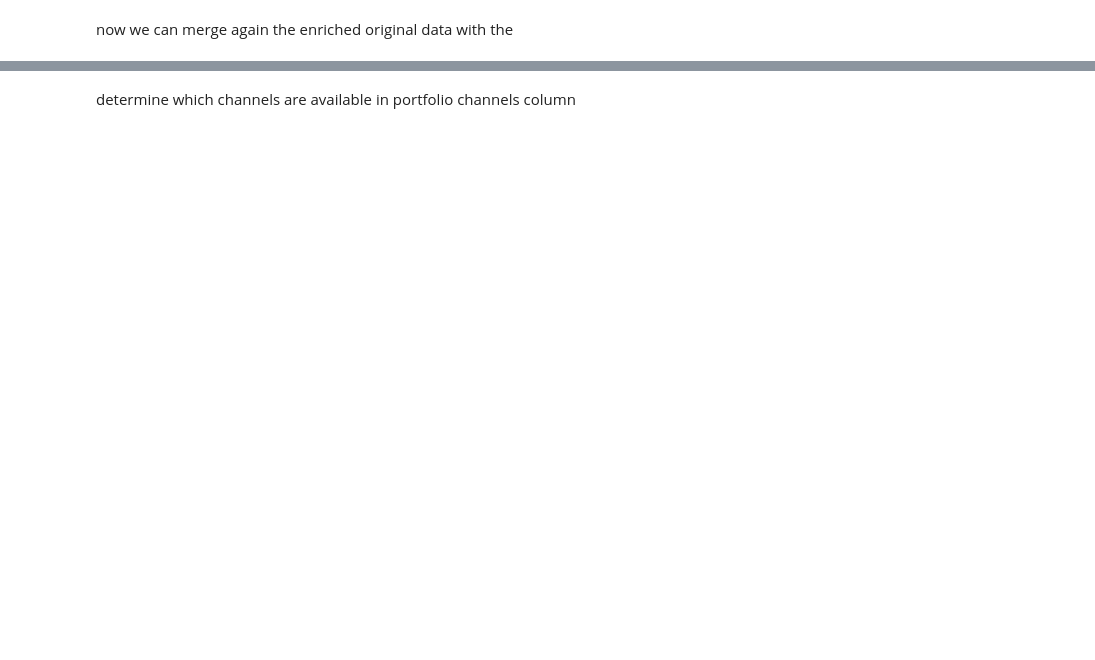
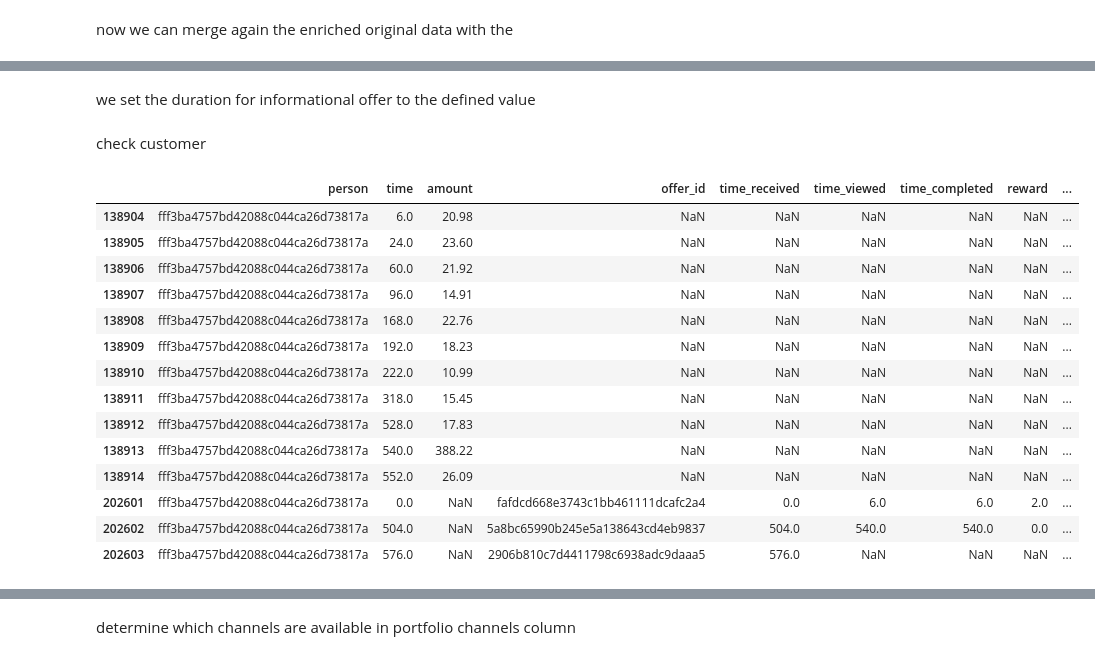
Before and after one commit to udacityML/capstone_starbucks, a Jupyter notebook: Starbucks_Capstone_preprocessing.ipynb, the cells around one changed output, grey strips where cells are left out. Drawn from its saved outputs; the diff is of its cells as text; code cells hidden in the pictures; blank space fills up the shorter version.

```diff
--- a/Starbucks_Capstone_preprocessing.ipynb
+++ b/Starbucks_Capstone_preprocessing.ipynb
@@ -571,11 +572,0 @@ due to mergin we created multiple rows that do not represent physically possible
-# %%
-merge_orig_view_1 = merge_orig_view_1[~((merge_orig_view_1.event == 'offer received')&(merge_orig_view_1.time != merge_orig_view_1.time_received))]
-merge_orig_view_1 = merge_orig_view_1[~((merge_orig_view_1.event == 'offer viewed')&(merge_orig_view_1.time != merge_orig_view_1.time_viewed))]
-merge_orig_view_1 = merge_orig_view_1[~((merge_orig_view_1.event == 'offer completed')&(merge_orig_view_1.time != merge_orig_view_1.time_completed))]
-merge_orig_view_1 = merge_orig_view_1[~((merge_orig_view_1.event == 'offer completed sim')&(merge_orig_view_1.time != merge_orig_view_1.time_completed))]
-
-# valid_by_duration column indicates whether a completion of an offer is within the allowed duration after receiving one. at this step of preparation it only affects
-# the simulated offer comleted rows
-merge_orig_view_1['valid_by_duration'] = merge_orig_view_1.time_received + merge_orig_view_1.duration >= merge_orig_view_1.time_completed
-
-merge_orig_view_1 = merge_orig_view_1[~((merge_orig_view_1.event == 'offer completed sim')&(merge_orig_view_1.valid_by_duration==False))]
@@ -597,0 +586,2 @@ merge_orig_view_1
+# %%
+merge_orig_view_1.loc[merge_orig_view_1['time'].isnull()==True,'time'] = merge_orig_view_1['time_received']
@@ -597,0 +597,31 @@ merge_orig_view_1
+# %%
+merge_orig_view_1 = pd.merge(merge_orig_view_1,
+        portfolio[['id','reward','duration','offer_type']].rename(columns={'reward':'potential_reward'}),
+        left_on='offer_id',
+        right_on='id',
+        how='left')
+merge_orig_view_1.drop('id',axis=1,inplace=True)
+# %% [markdown]
+we set the duration for informational offer to the defined value
+# %%
+merge_orig_view_1.loc[merge_orig_view_1['offer_type'] == 'informational','info_valid_after_view'] = duration
+# %% [markdown]
+check customer
+# %%
+merge_orig_view_1[merge_orig_view_1['person']=='fff3ba4757bd42088c044ca26d73817a']
+# %% [output]
+|  | person | time | amount | offer_id | time_received | time_viewed | time_completed | reward | ... |
+| 138904 | fff3ba4757bd42088c044ca26d73817a | 6.0 | 20.98 | NaN | NaN | NaN | NaN | NaN | ... |
+| 138905 | fff3ba4757bd42088c044ca26d73817a | 24.0 | 23.60 | NaN | NaN | NaN | NaN | NaN | ... |
+| 138906 | fff3ba4757bd42088c044ca26d73817a | 60.0 | 21.92 | NaN | NaN | NaN | NaN | NaN | ... |
+| 138907 | fff3ba4757bd42088c044ca26d73817a | 96.0 | 14.91 | NaN | NaN | NaN | NaN | NaN | ... |
+| 138908 | fff3ba4757bd42088c044ca26d73817a | 168.0 | 22.76 | NaN | NaN | NaN | NaN | NaN | ... |
+| 138909 | fff3ba4757bd42088c044ca26d73817a | 192.0 | 18.23 | NaN | NaN | NaN | NaN | NaN | ... |
+| 138910 | fff3ba4757bd42088c044ca26d73817a | 222.0 | 10.99 | NaN | NaN | NaN | NaN | NaN | ... |
+| 138911 | fff3ba4757bd42088c044ca26d73817a | 318.0 | 15.45 | NaN | NaN | NaN | NaN | NaN | ... |
+| 138912 | fff3ba4757bd42088c044ca26d73817a | 528.0 | 17.83 | NaN | NaN | NaN | NaN | NaN | ... |
+| 138913 | fff3ba4757bd42088c044ca26d73817a | 540.0 | 388.22 | NaN | NaN | NaN | NaN | NaN | ... |
+| 138914 | fff3ba4757bd42088c044ca26d73817a | 552.0 | 26.09 | NaN | NaN | NaN | NaN | NaN | ... |
+| 202601 | fff3ba4757bd42088c044ca26d73817a | 0.0 | NaN | fafdcd668e3743c1bb461111dcafc2a4 | 0.0 | 6.0 | 6.0 | 2.0 | ... |
+| 202602 | fff3ba4757bd42088c044ca26d73817a | 504.0 | NaN | 5a8bc65990b245e5a138643cd4eb9837 | 504.0 | 540.0 | 540.0 | 0.0 | ... |
+| 202603 | fff3ba4757bd42088c044ca26d73817a | 576.0 | NaN | 2906b810c7d4411798c6938adc9daaa5 | 576.0 | NaN | NaN | NaN | ... |
```
Also changed, not shown: parts of 52 cells of this notebook, 1 other file.
